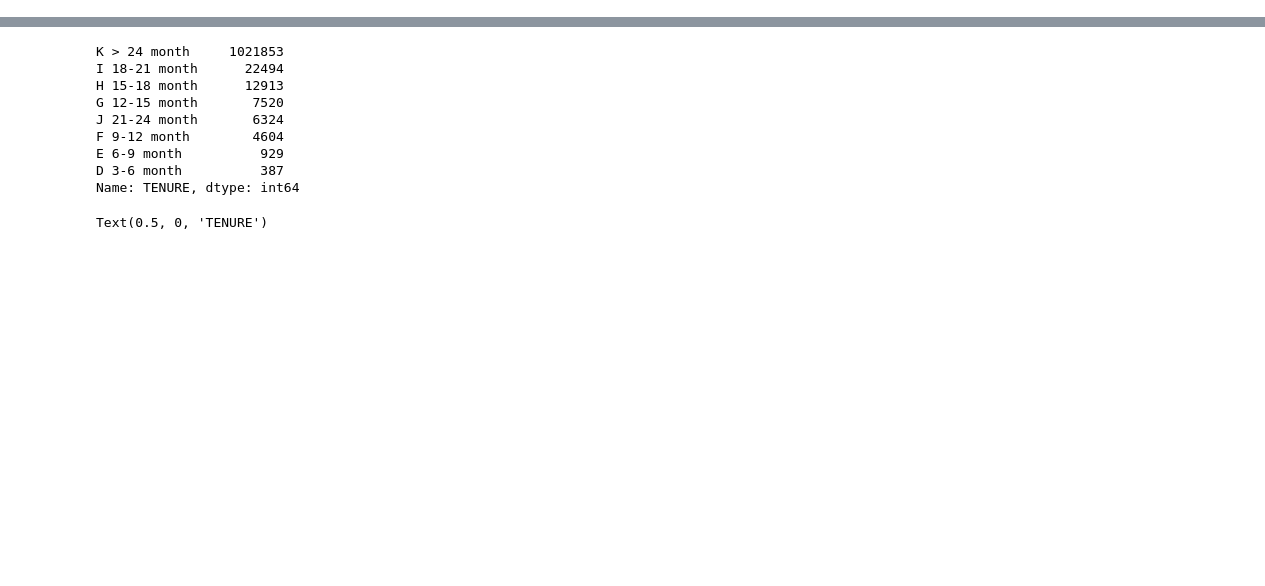
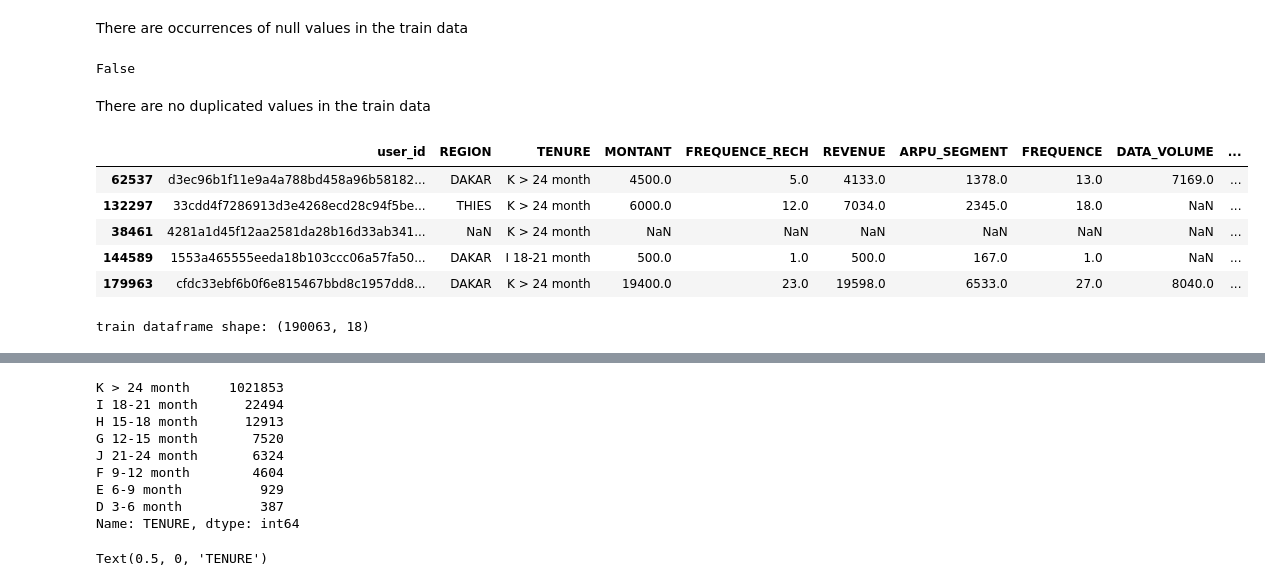
Before and after one commit to elvis-darko/Team_Zurich_Capstone_Project, a Jupyter notebook: Assets/dev/customer_churn_predict_TeamZurich.ipynb, the cells around one changed output, grey strips where cells are left out. Cells and saved outputs as stored; diff of their text form; code cells hidden in the pictures; blank space fills up the shorter version.

```diff
--- a/Assets/dev/customer_churn_predict_TeamZurich.ipynb
+++ b/Assets/dev/customer_churn_predict_TeamZurich.ipynb
@@ -154,0 +146,27 @@ Text(0.5, 0, 'REGION')
+# %% [markdown]
+There are occurrences of null values in the train data
+# %%
+# Check for duplicated values
+
+train.duplicated().any()
+# %% [output]
+False
+# %% [markdown]
+There are no duplicated values in the train data
+# %%
+# Check sample of test data
+
+test.sample(5, random_state=1)
+# %% [output]
+|  | user_id | REGION | TENURE | MONTANT | FREQUENCE_RECH | REVENUE | ARPU_SEGMENT | FREQUENCE | DATA_VOLUME | ... |
+| 62537 | d3ec96b1f11e9a4a788bd458a96b58182... | DAKAR | K > 24 month | 4500.0 | 5.0 | 4133.0 | 1378.0 | 13.0 | 7169.0 | ... |
+| 132297 | 33cdd4f7286913d3e4268ecd28c94f5be... | THIES | K > 24 month | 6000.0 | 12.0 | 7034.0 | 2345.0 | 18.0 | NaN | ... |
+| 38461 | 4281a1d45f12aa2581da28b16d33ab341... | NaN | K > 24 month | NaN | NaN | NaN | NaN | NaN | NaN | ... |
+| 144589 | 1553a465555eeda18b103ccc06a57fa50... | DAKAR | I 18-21 month | 500.0 | 1.0 | 500.0 | 167.0 | 1.0 | NaN | ... |
+| 179963 | cfdc33ebf6b0f6e815467bbd8c1957dd8... | DAKAR | K > 24 month | 19400.0 | 23.0 | 19598.0 | 6533.0 | 27.0 | 8040.0 | ... |
+# %%
+# Check shape of test data
+
+print(f"train dataframe shape: {test.shape}")
+# %% [output]
+train dataframe shape: (190063, 18)
```
Also changed, not shown: parts of 34 cells of this notebook.
